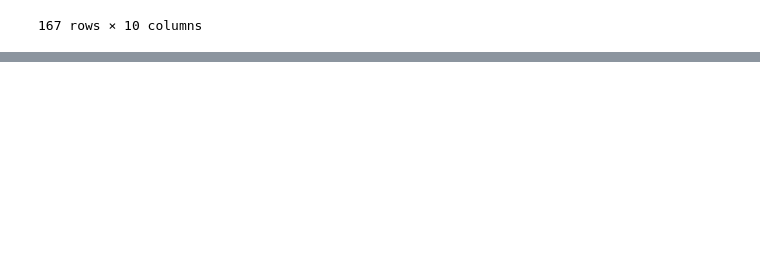
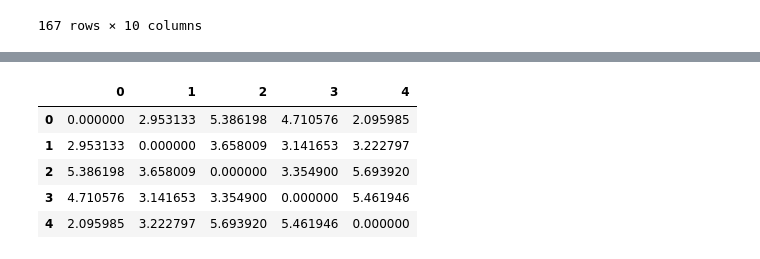
Before and after one commit to Mshaunak/MRM-TaskPhase-10, a Jupyter notebook: Kmeans.ipynb, the cells around one changed output, grey strips where cells are left out. Drawn from its saved outputs; the diff is of its cells as text; code cells hidden in the pictures; blank space fills up the shorter version.

```diff
--- a/Kmeans.ipynb
+++ b/Kmeans.ipynb
@@ -174,0 +221,18 @@ df2.groupby('Cluster').mean()
+# %%
+h = centroids.shape[0]
+
+inter_dist = np.zeros((h, h))
+
+for i in range(h):
+    for j in range(h):
+        inter_dist[i, j] = np.sqrt(np.sum((centroids[i] - centroids[j]) ** 2))
+
+inter_dist_df = pd.DataFrame(inter_dist)
+inter_dist_df
+# %% [output]
+|  | 0 | 1 | 2 | 3 | 4 |
+| 0 | 0.000000 | 2.953133 | 5.386198 | 4.710576 | 2.095985 |
+| 1 | 2.953133 | 0.000000 | 3.658009 | 3.141653 | 3.222797 |
+| 2 | 5.386198 | 3.658009 | 0.000000 | 3.354900 | 5.693920 |
+| 3 | 4.710576 | 3.141653 | 3.354900 | 0.000000 | 5.461946 |
+| 4 | 2.095985 | 3.222797 | 5.693920 | 5.461946 | 0.000000 |
```
Also changed, not shown: parts of 5 cells of this notebook.
